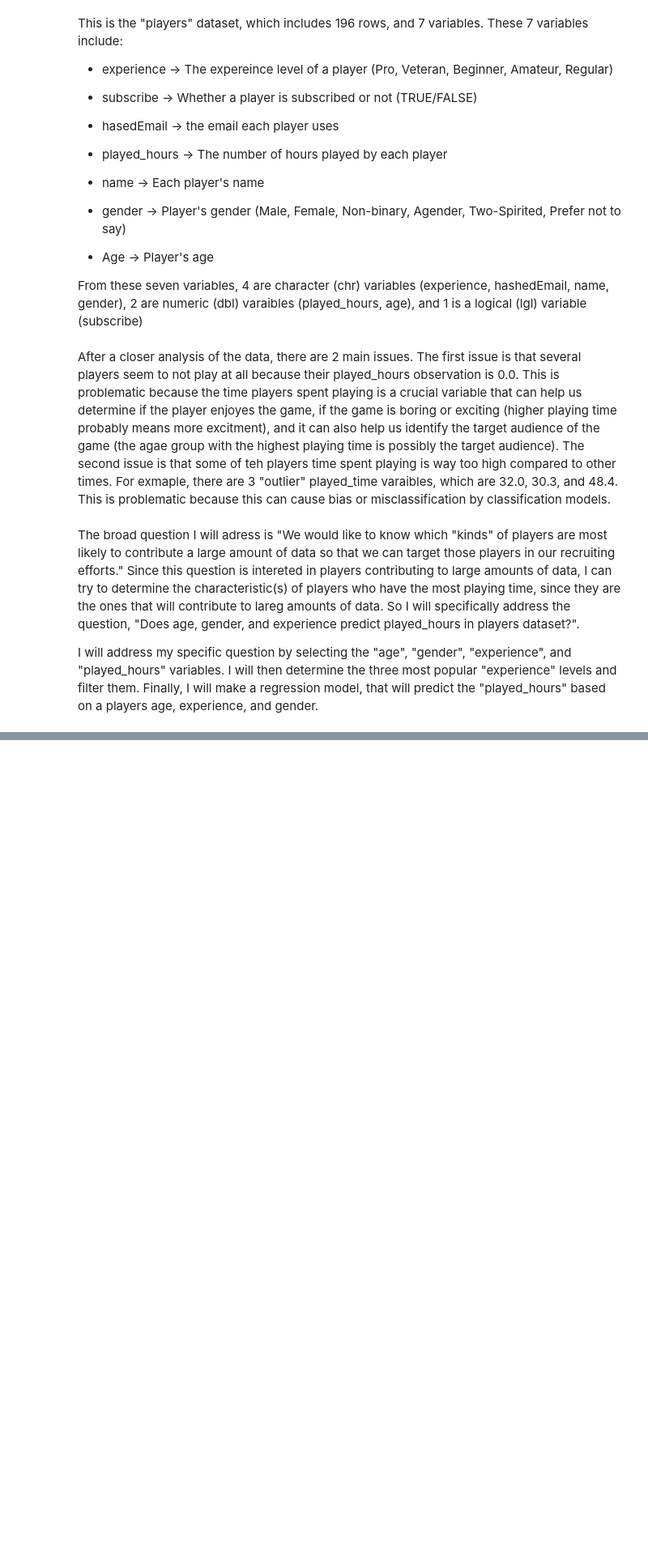
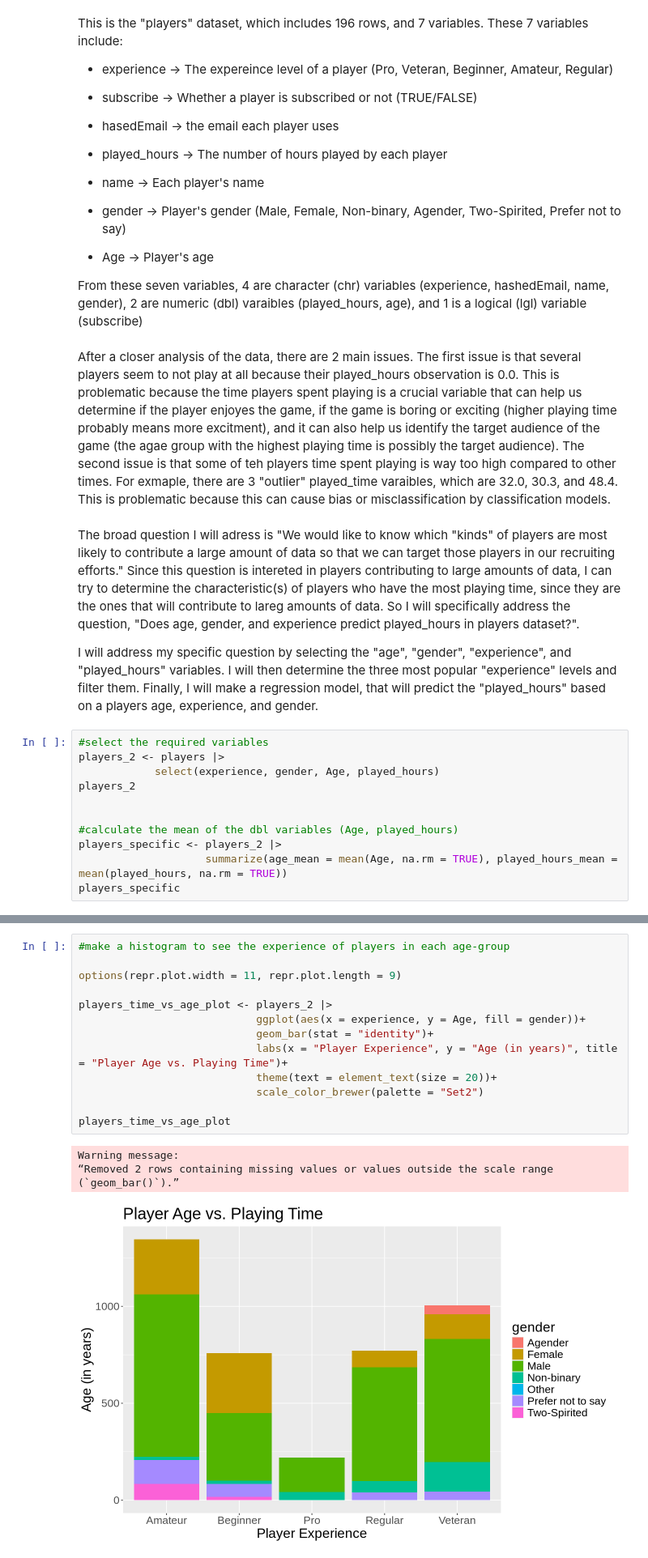
Before and after one commit to Iman-Soliman/Data-Science-100-Group-Project-Individual-, a Jupyter notebook: Individual Report.ipynb, the cells around one changed output, grey strips where cells are left out. Shown at 81% size. Cells and saved outputs as stored; diff of their text form; blank space fills up the shorter version.

```diff
--- a/Individual Report.ipynb
+++ b/Individual Report.ipynb
@@ -79,3 +80,14 @@ After a closer analysis of the data, there are 2 main issues. The first issue is
 The broad question I will adress is "We would like to know which "kinds" of players are most likely to contribute a large amount of data so that we can target those players in our recruiting efforts." Since this question is intereted in players contributing to large amounts of data, I can try to determine the characteristic(s) of players who have the most playing time, since they are the ones that will contribute to lareg amounts of data. So I will specifically address the question, "Does age, gender, and experience predict played_hours in players dataset?".
 
 I will address my specific question by selecting the "age", "gender", "experience", and "played_hours" variables. I will then determine the three most popular "experience" levels and filter them. Finally, I will make a regression model, that will predict the "played_hours" based on a players age, experience, and gender.
+# %%
+#select the required variables
+players_2 <- players |>
+            select(experience, gender, Age, played_hours)
+players_2
+
+
+#calculate the mean of the dbl variables (Age, played_hours)
+players_specific <- players_2 |>
+                    summarize(age_mean = mean(Age, na.rm = TRUE), played_hours_mean = mean(played_hours, na.rm = TRUE))
+players_specific
@@ -81,0 +120,18 @@ I will address my specific question by selecting the "age", "gender", "experienc
+# %%
+#make a histogram to see the experience of players in each age-group
+
+options(repr.plot.width = 11, repr.plot.length = 9)
+
+players_time_vs_age_plot <- players_2 |>
+                            ggplot(aes(x = experience, y = Age, fill = gender))+
+                            geom_bar(stat = "identity")+
+                            labs(x = "Player Experience", y = "Age (in years)", title = "Player Age vs. Playing Time")+
+                            theme(text = element_text(size = 20))+
+                            scale_color_brewer(palette = "Set2")
+
+players_time_vs_age_plot
+# %% [output]
+Warning message:
+“Removed 2 rows containing missing values or values outside the scale range
+(`geom_bar()`).”
+[figure, added]
```
Also changed, not shown: parts of 3 cells of this notebook.
